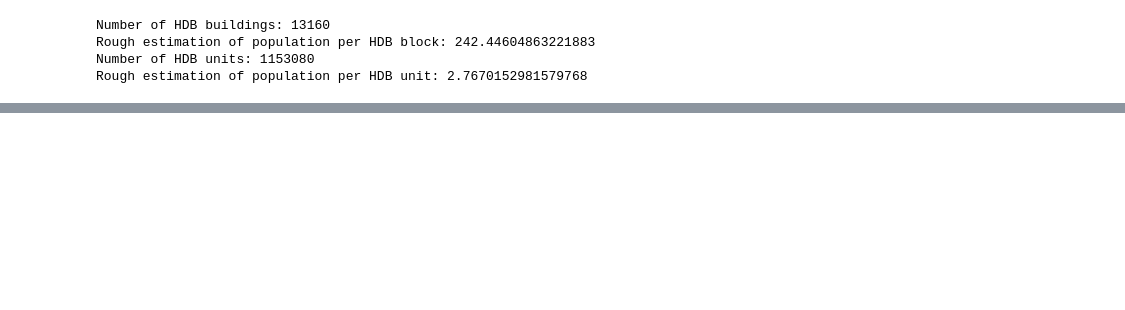
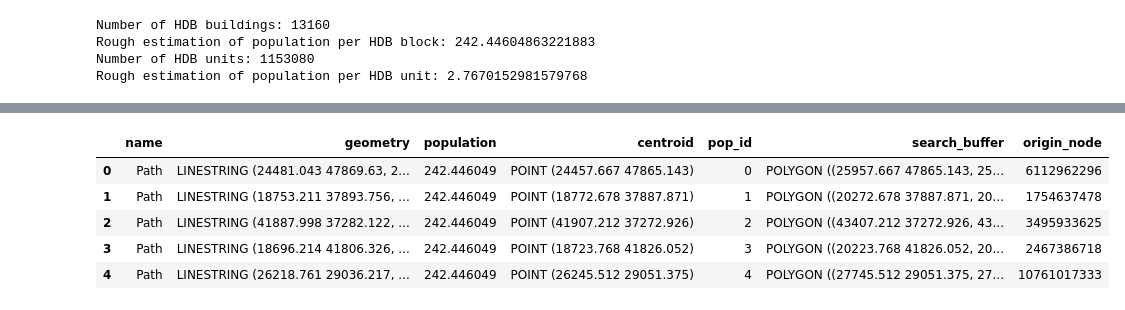
Before and after one commit to ziqiqiiii/Spatial_Equity_Analysis, a Jupyter notebook: notebooks/02_Network_Analysis.ipynb, the cells around one changed output, grey strips where cells are left out. Drawn from its saved outputs; the diff is of its cells as text; code cells hidden in the pictures; blank space fills up the shorter version.

```diff
--- a/notebooks/02_Network_Analysis.ipynb
+++ b/notebooks/02_Network_Analysis.ipynb
@@ -96,0 +225,9 @@ def population_preprocessing(gdf_pop):
+# %%
+hdb.head()
+# %% [output]
+|  | name | geometry | population | centroid | pop_id | search_buffer | origin_node |
+| 0 | Path | LINESTRING (24481.043 47869.63, 2... | 242.446049 | POINT (24457.667 47865.143) | 0 | POLYGON ((25957.667 47865.143, 25... | 6112962296 |
+| 1 | Path | LINESTRING (18753.211 37893.756, ... | 242.446049 | POINT (18772.678 37887.871) | 1 | POLYGON ((20272.678 37887.871, 20... | 1754637478 |
+| 2 | Path | LINESTRING (41887.998 37282.122, ... | 242.446049 | POINT (41907.212 37272.926) | 2 | POLYGON ((43407.212 37272.926, 43... | 3495933625 |
+| 3 | Path | LINESTRING (18696.214 41806.326, ... | 242.446049 | POINT (18723.768 41826.052) | 3 | POLYGON ((20223.768 41826.052, 20... | 2467386718 |
+| 4 | Path | LINESTRING (26218.761 29036.217, ... | 242.446049 | POINT (26245.512 29051.375) | 4 | POLYGON ((27745.512 29051.375, 27... | 10761017333 |
```
Also changed, not shown: parts of 8 cells of this notebook.
